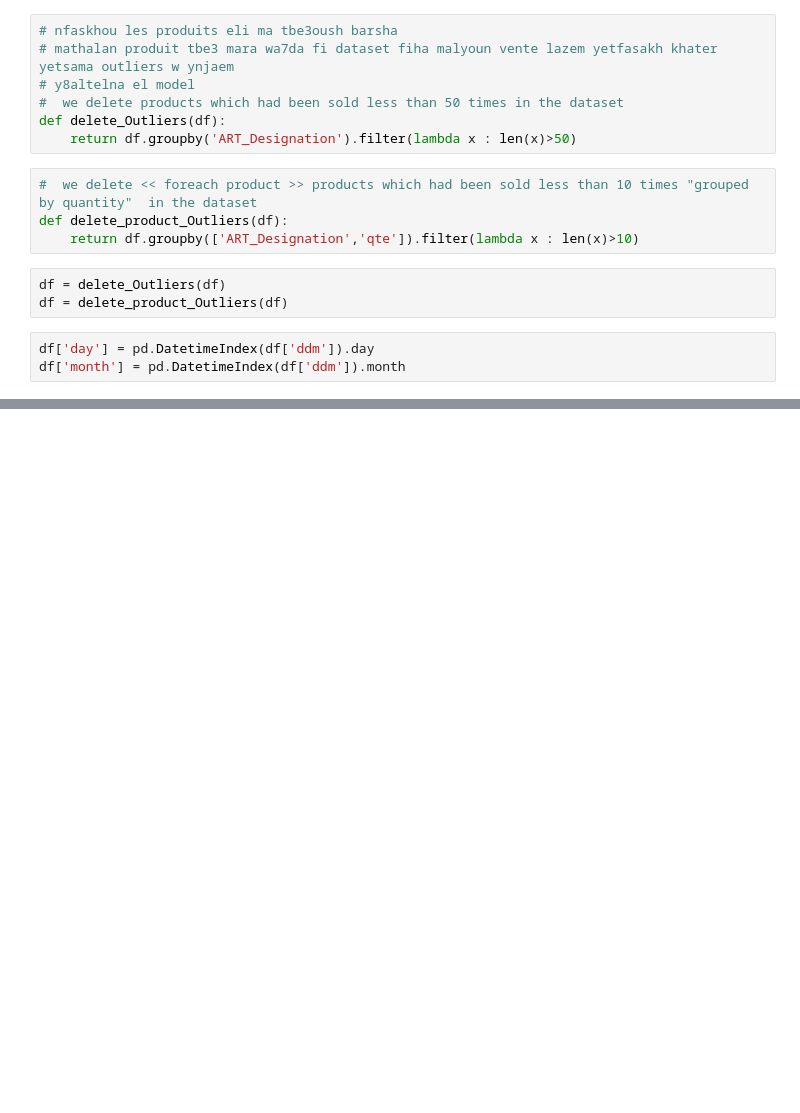
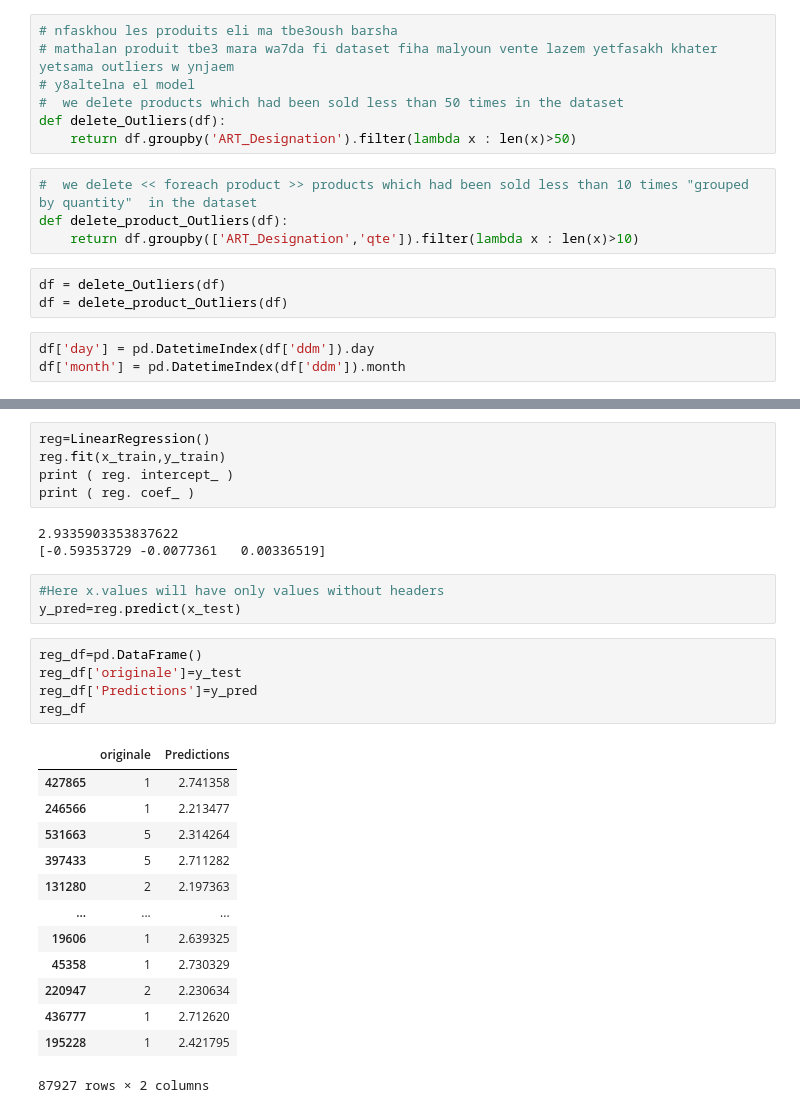
Before and after one commit to benjouira/Fixing-ML-models_freelancing, a Jupyter notebook: product quantity pred ML/QuantityPred.ipynb, the cells around one changed output, grey strips where cells are left out. Drawn from its saved outputs; the diff is of its cells as text; blank space fills up the shorter version.

```diff
--- a/product quantity pred ML/QuantityPred.ipynb
+++ b/product quantity pred ML/QuantityPred.ipynb
@@ -132,0 +134,30 @@ df[df['ART_Designation']=="EAU M. SAFIA 1.5L /QT6"]
+# %%
+reg=LinearRegression()
+reg.fit(x_train,y_train)
+print ( reg. intercept_ )
+print ( reg. coef_ )
+# %% [output]
+2.9335903353837622
+[-0.59353729 -0.0077361   0.00336519]
+# %%
+#Here x.values will have only values without headers
+y_pred=reg.predict(x_test)
+# %%
+reg_df=pd.DataFrame()
+reg_df['originale']=y_test
+reg_df['Predictions']=y_pred
+reg_df
+# %% [output]
+|  | originale | Predictions |
+| 427865 | 1 | 2.741358 |
+| 246566 | 1 | 2.213477 |
+| 531663 | 5 | 2.314264 |
+| 397433 | 5 | 2.711282 |
+| 131280 | 2 | 2.197363 |
+| ... | ... | ... |
+| 19606 | 1 | 2.639325 |
+| 45358 | 1 | 2.730329 |
+| 220947 | 2 | 2.230634 |
+| 436777 | 1 | 2.712620 |
+| 195228 | 1 | 2.421795 |
+87927 rows × 2 columns
```
Also changed, not shown: parts of 10 cells of this notebook.
